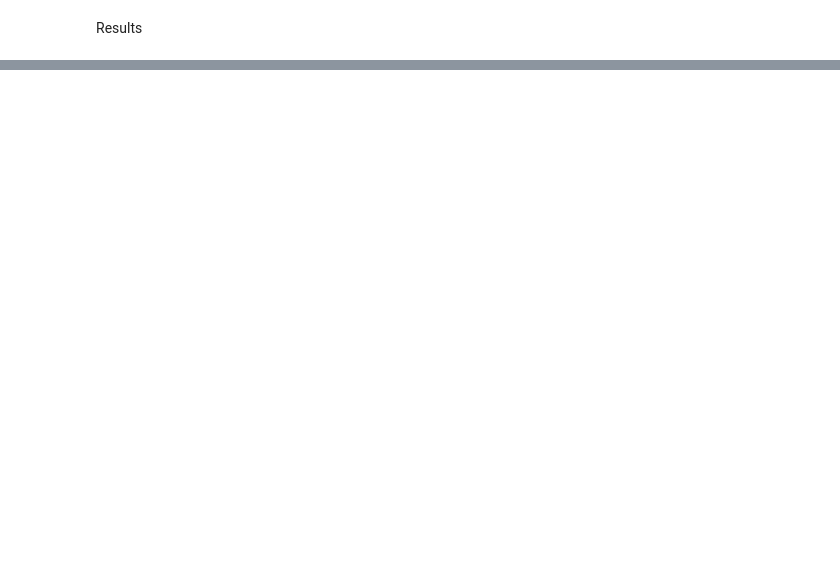
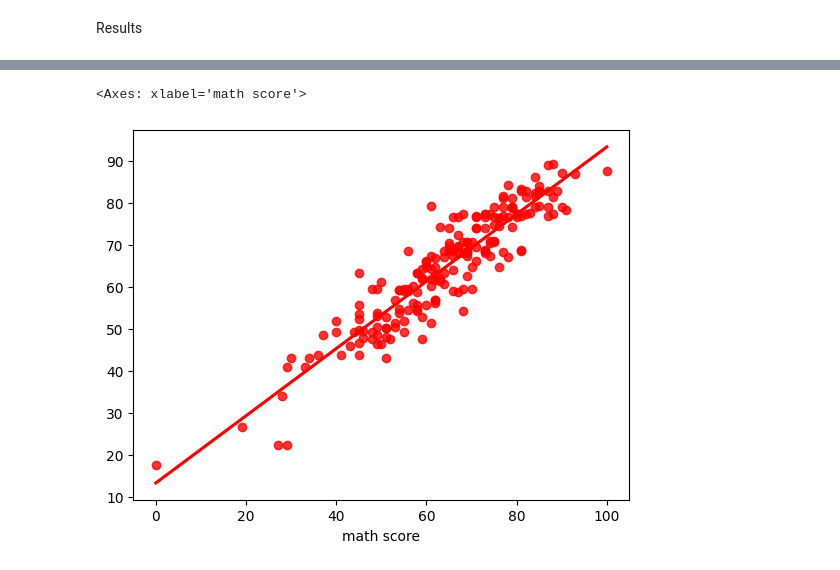
Before and after one commit to vsharma12345/Predicting-Student-Performance-mlproject, a Jupyter notebook: notebook/MODEL Trainer.ipynb, the cells around one changed output, grey strips where cells are left out. Cells and saved outputs as stored; diff of their text form; code cells hidden in the pictures; blank space fills up the shorter version.

```diff
--- a/notebook/MODEL Trainer.ipynb
+++ b/notebook/MODEL Trainer.ipynb
@@ -211,0 +214,6 @@ pd.DataFrame(list(zip(model_list,r2_list)), columns=['Model Name', 'R2 Score']).
+# %%
+ada_model=AdaBoostRegressor()
+ada_model=ada_model.fit(X_train,y_train)
+y_pred=ada_model.predict(X_test)
+score=r2_score(y_test,y_pred)*100
+print("accuracy of model is %.2f" %score)
@@ -211,0 +232,5 @@ pd.DataFrame(list(zip(model_list,r2_list)), columns=['Model Name', 'R2 Score']).
+# %%
+sns.regplot(x=y_test,y=y_pred,ci=None,color='red')
+# %% [output]
+<Axes: xlabel='math score'>
+[figure, added]
```
Also changed, not shown: parts of 12 cells of this notebook, 8 other files.
